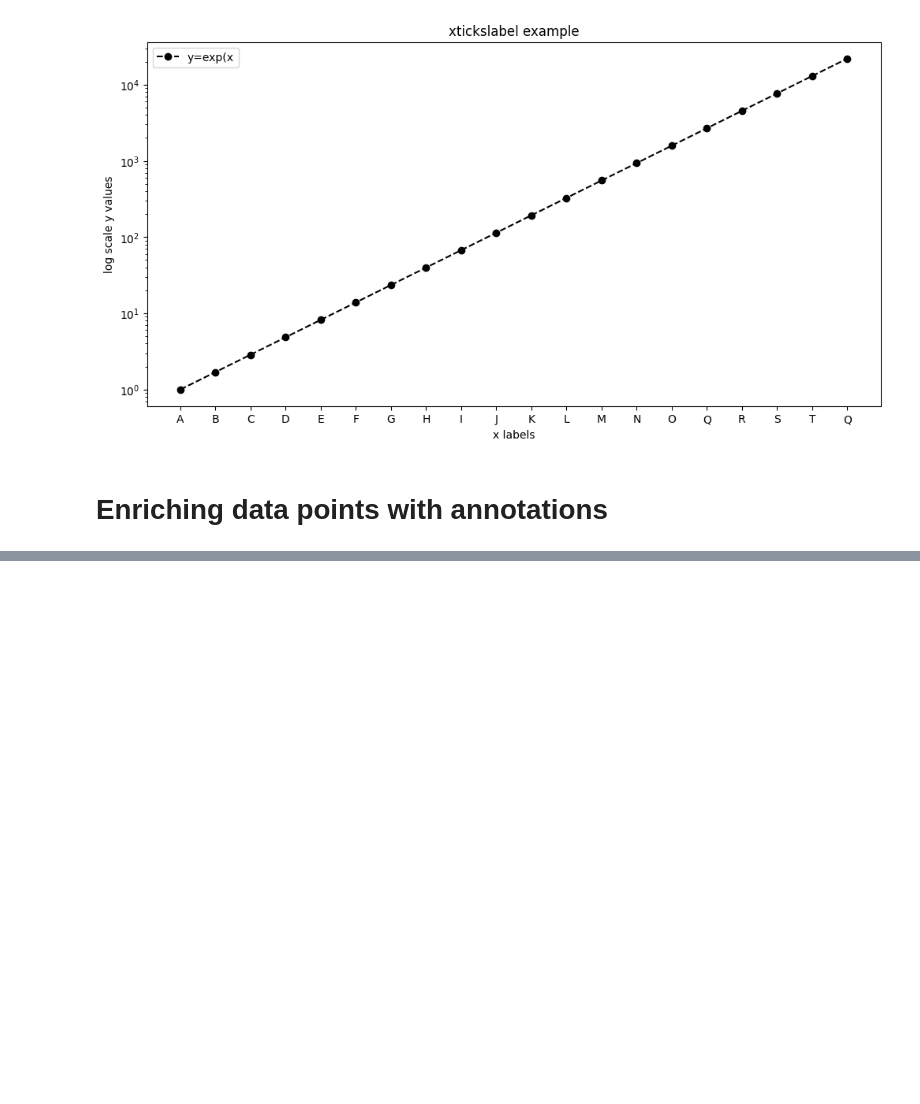
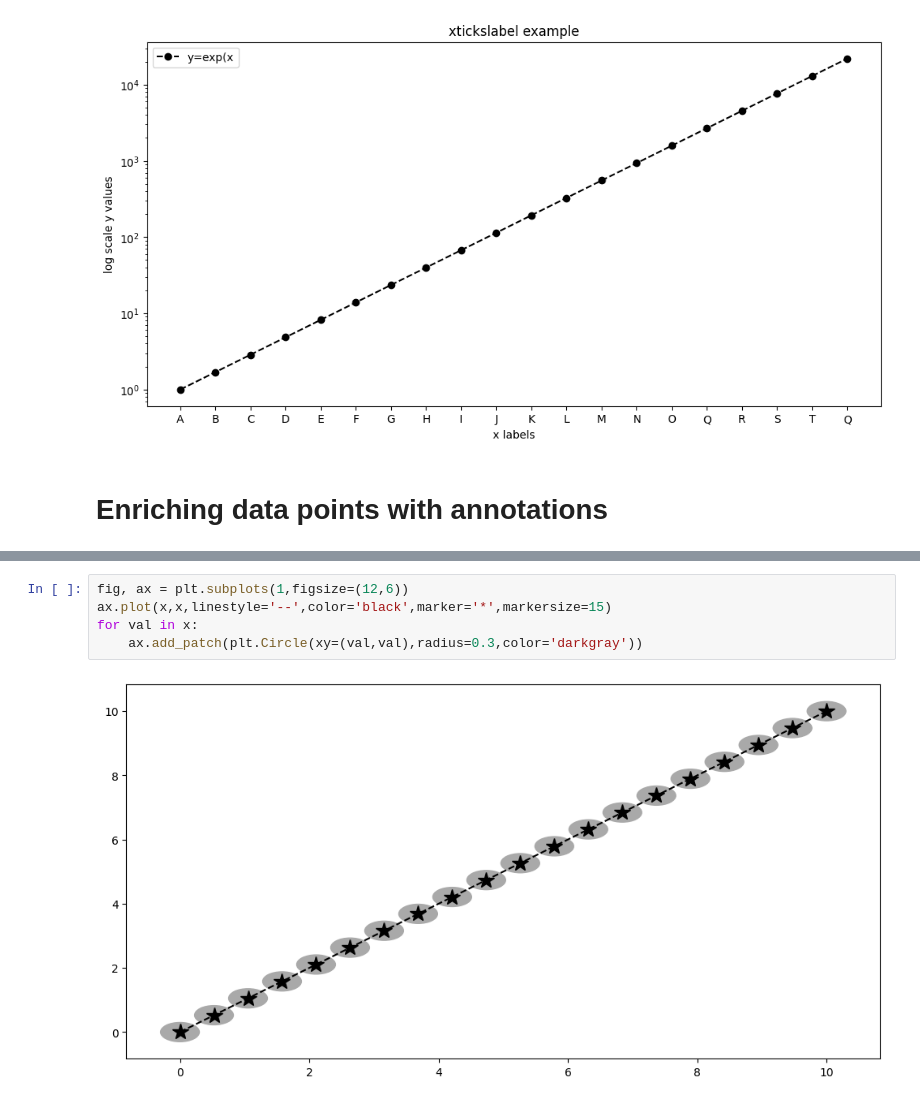
Before and after one commit to Jeffery77/Algo-Trading-Basics, a Jupyter notebook: chapter5/dataVIsualization.ipynb, the cells around one changed output, grey strips where cells are left out. Drawn from its saved outputs; the diff is of its cells as text; blank space fills up the shorter version.

```diff
--- a/chapter5/dataVIsualization.ipynb
+++ b/chapter5/dataVIsualization.ipynb
@@ -151,0 +189,7 @@ fig
+# %%
+fig, ax = plt.subplots(1,figsize=(12,6))
+ax.plot(x,x,linestyle='--',color='black',marker='*',markersize=15)
+for val in x:
+    ax.add_patch(plt.Circle(xy=(val,val),radius=0.3,color='darkgray'))
+# %% [output]
+[figure, added]
```
Also changed, not shown: parts of 12 cells of this notebook, 1 other file.
